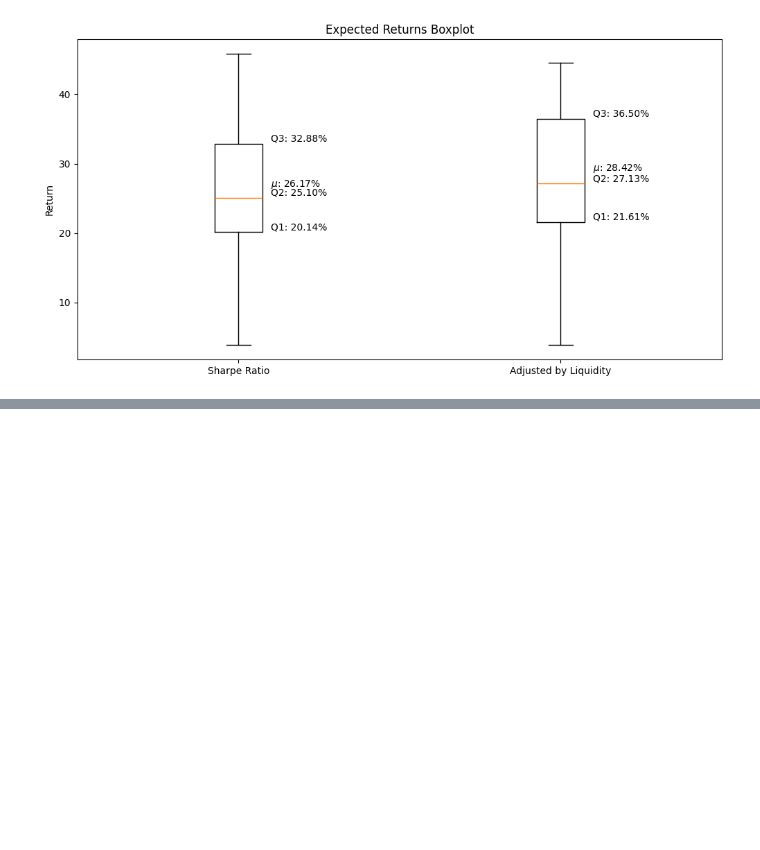
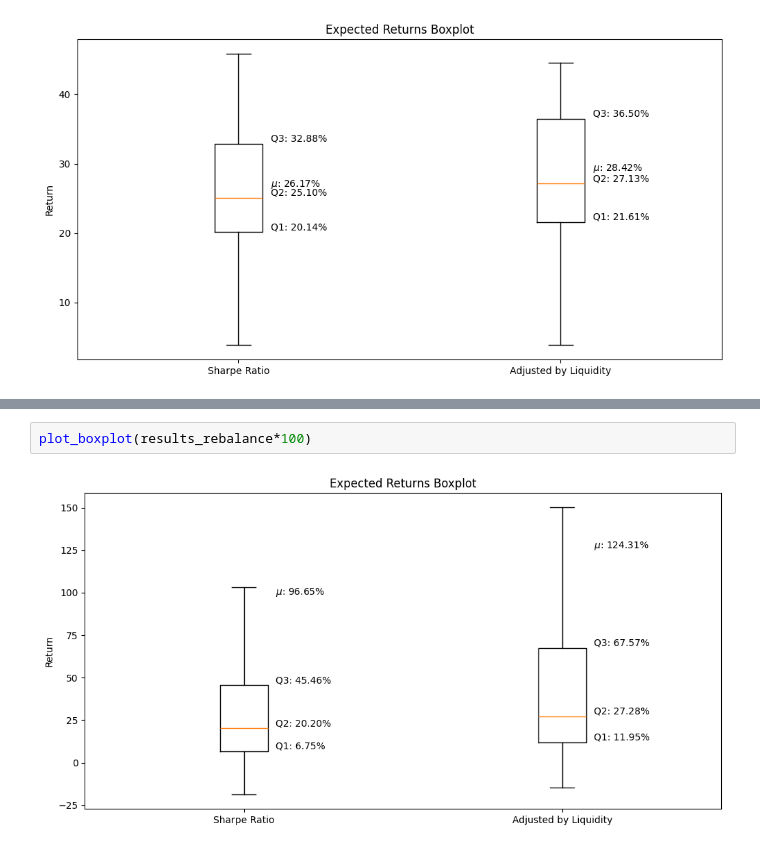
Before and after one commit to nicoglez/Sharpe-Ratio-AL, a Jupyter notebook: notebook.ipynb, the cells around one changed output, grey strips where cells are left out. Saved outputs shown, nothing was run; the diff lists cells and outputs as text; blank space fills up the shorter version.

```diff
--- a/notebook.ipynb
+++ b/notebook.ipynb
@@ -341,0 +195,4 @@ history
+# %%
+plot_boxplot(results_rebalance*100)
+# %% [output]
+[figure, added]
```
Also changed, not shown: parts of 24 cells of this notebook.
